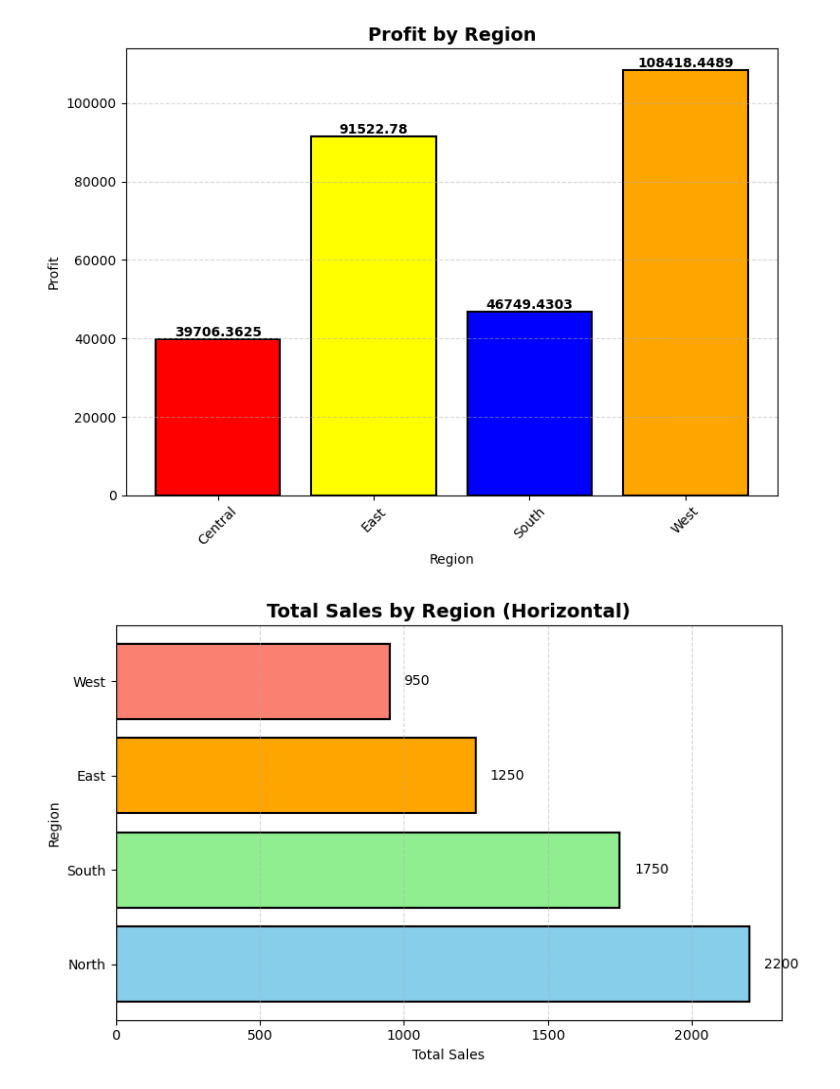
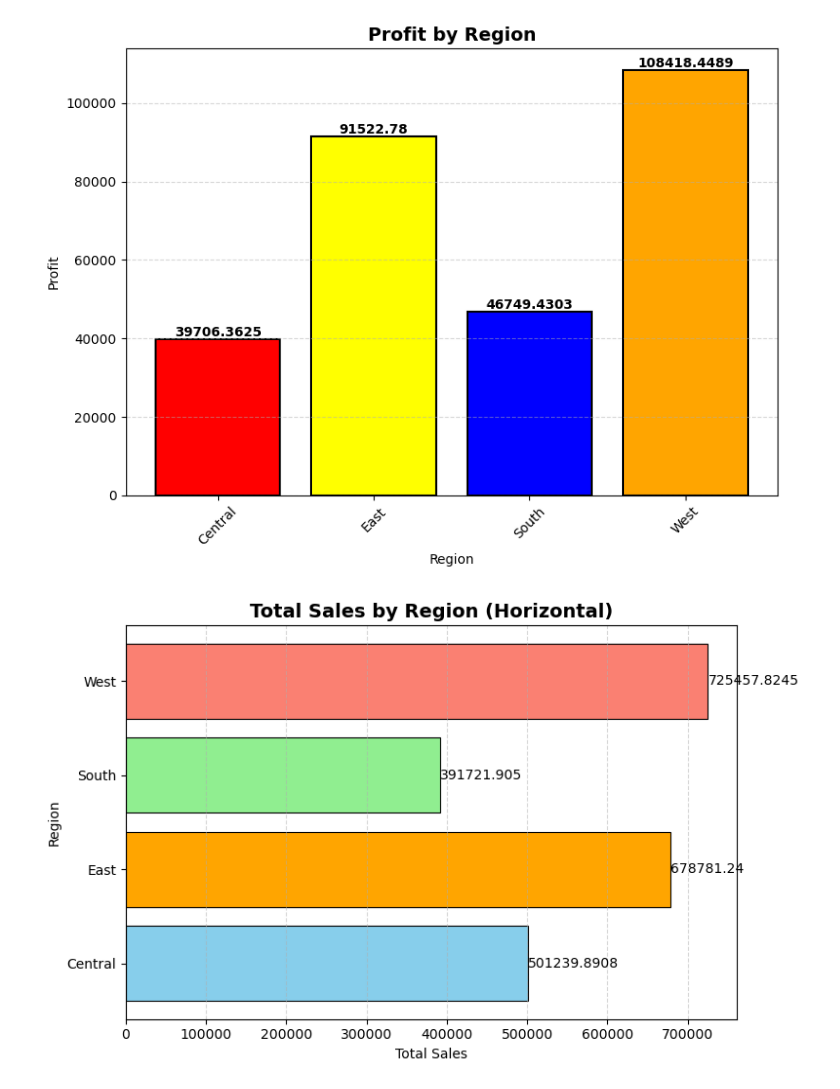
Before and after one commit to HarshilChawla/us-superstore-data-visualizations, a Jupyter notebook: code/notebooks/bar_plot.ipynb, the cells around one changed output. Saved outputs shown, nothing was run; the diff lists cells and outputs as text; code cells hidden in the pictures.

```diff
--- a/code/notebooks/bar_plot.ipynb
+++ b/code/notebooks/bar_plot.ipynb
@@ -73,42 +73,30 @@ plt.show()
 # %% [output]
 [figure]
 # %%
-import matplotlib.pyplot as plt
-import pandas as pd
-
-# Sample data
-data = {
-    'Region': ['North', 'South', 'East', 'West'],
-    'Sales': [2200, 1750, 1250, 950]
-}
-total_sales = pd.DataFrame(data)
-
-# Color dictionary
-colordict = {'North': 'skyblue', 'South': 'lightgreen', 'East': 'orange', 'West': 'salmon'}
+#Total Sales by Region (Horizontal)
+total_sales = data.groupby('Region')['Sales'].sum().reset_index()
+colordict = {'Central': 'skyblue', 'South': 'lightgreen', 'East': 'orange', 'West': 'salmon'}
 colors = total_sales['Region'].map(colordict)
-
-# Plot
 plt.figure(figsize=(8, 5))
 bars = plt.barh(
     total_sales['Region'],
     total_sales['Sales'],
     color=colors,
-    edgecolor='black',     # 🔹 Adds bar edges
-    linewidth=1.5
+    edgecolor='black',
+    linewidth=0.8
 )
 
 plt.title('Total Sales by Region (Horizontal)', fontsize=14, fontweight='bold')
 plt.xlabel('Total Sales')
 plt.ylabel('Region')
-plt.grid(axis='x', linestyle='--', alpha=0.5)  # grid on x-axis now (horizontal bars)
+plt.grid(axis='x', linestyle='--', alpha=0.5)
 
-# Add value labels next to bars
 for bar in bars:
     width = bar.get_width()
-    plt.text(width + 50, bar.get_y() + bar.get_height()/2, f'{width}',
+    plt.text(width + 100, bar.get_y() + bar.get_height()/2, f'{width}',
              ha='left', va='center', fontsize=10)
 
 plt.tight_layout()
 plt.show()
 # %% [output]
-[figure, old version]
+[figure, new version]
```
Also changed, not shown: parts of 2 cells of this notebook.
